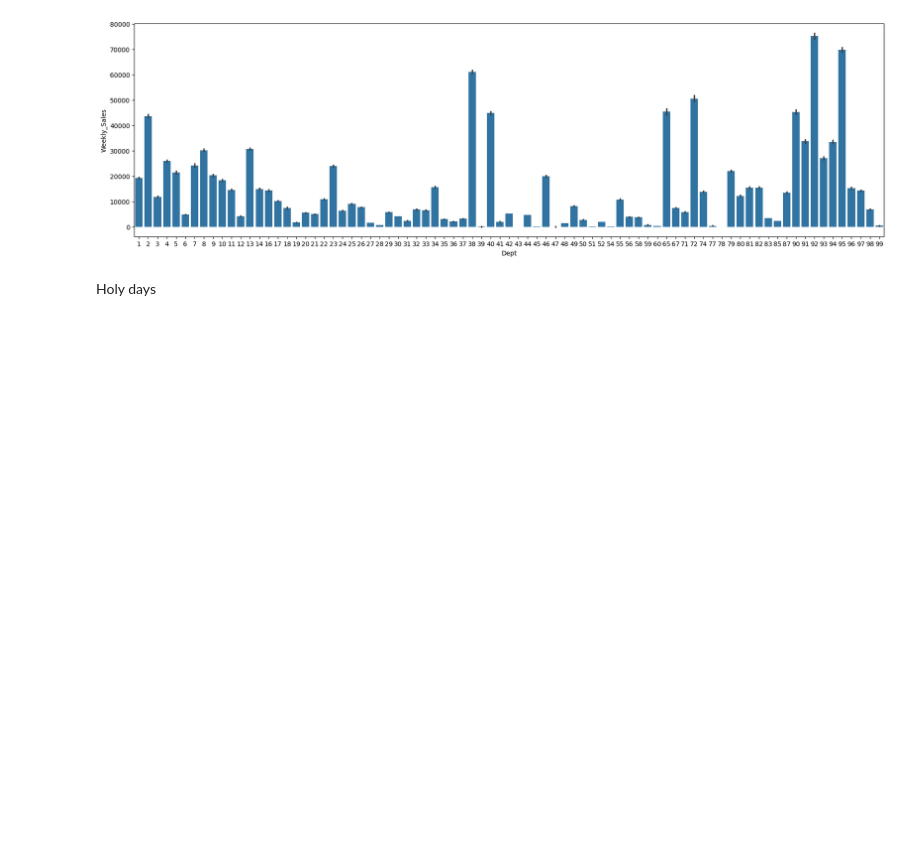
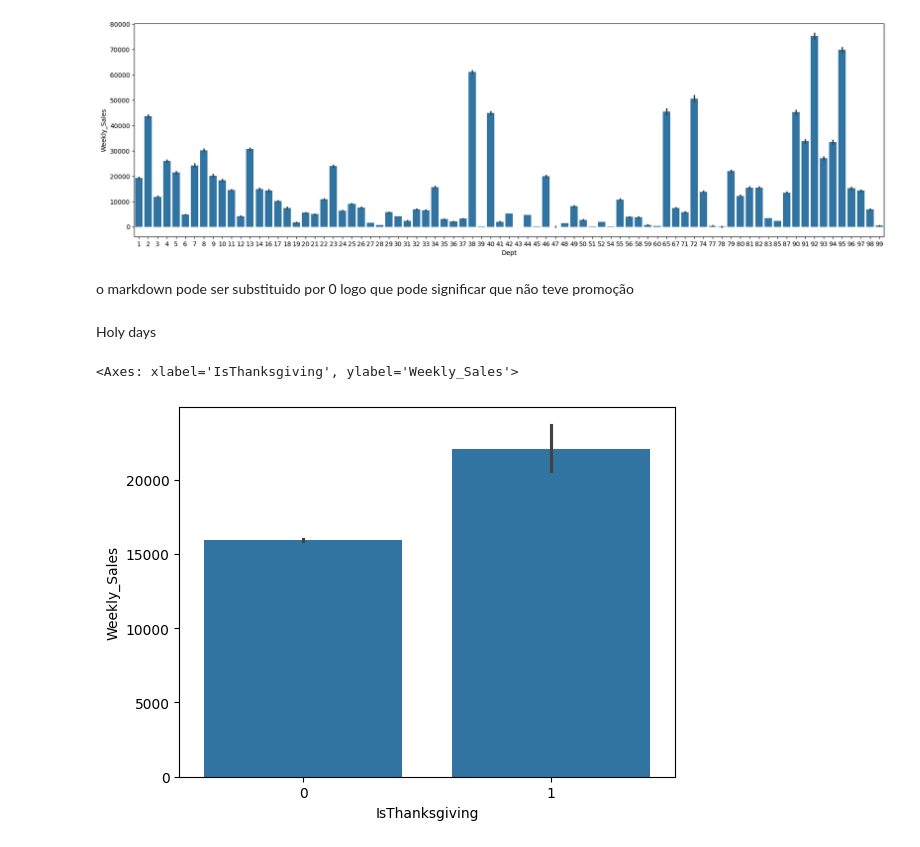
Before and after one commit to SauloCJ/Data_Science, a Jupyter notebook: Walmart Store Sales/walmart_store_sales.ipynb, the cells around one changed output. Saved outputs shown, nothing was run; the diff lists cells and outputs as text; code cells hidden in the pictures; blank space fills up the shorter version.

Commit message:
walmart_store_sales

```diff
--- a/Walmart Store Sales/walmart_store_sales.ipynb
+++ b/Walmart Store Sales/walmart_store_sales.ipynb
@@ -245,5 +245,7 @@ sns.barplot(x= 'Dept',y='Weekly_Sales' ,data=train)
 # %% [output]
 <Axes: xlabel='Dept', ylabel='Weekly_Sales'>
 [figure]
+# %% [markdown]
+o markdown pode ser substituido por 0 logo que pode significar que não teve promoção
 # %% [markdown]
 Holy days
@@ -251,0 +252,13 @@ features['IsHoliday'] = [1 if x == True else 0 for x in features['IsHoliday']]
+# %%
+train['IsHoliday'] = [1 if x == True else 0 for x in train['IsHoliday']]
+# %%
+train['Date'] = pd.to_datetime(train['Date'])
+train['IsSuperbowl'] = train['Date'].apply(lambda x: 1 if (x.month == 2 and x.day in [8, 10, 11, 12]) else 0)
+train['IsLaborDay'] = train['Date'].apply(lambda x: 1 if (x.month == 9 and x.day in [6, 7, 9, 10]) else 0)
+train['Ischristmas'] = train['Date'].apply(lambda x: 1 if (x.month == 12 and x.day in [27, 28, 30, 31]) else 0)
+train['IsThanksgiving'] = train['Date'].apply(lambda x: 1 if (x.month == 11 and x.day in [22, 23, 24, 25]) else 0)
+# %%
+sns.barplot(x='IsThanksgiving', y='Weekly_Sales', data=train )
+# %% [output]
+<Axes: xlabel='IsThanksgiving', ylabel='Weekly_Sales'>
+[figure, added]
```
Also changed, not shown: parts of 4 cells of this notebook.
